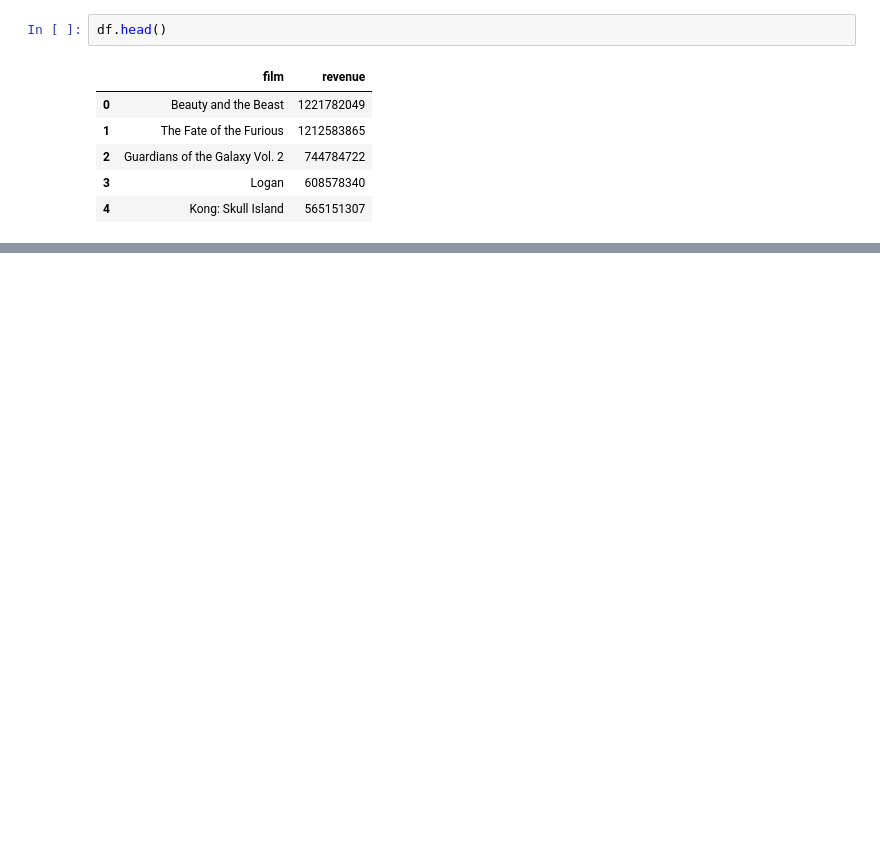
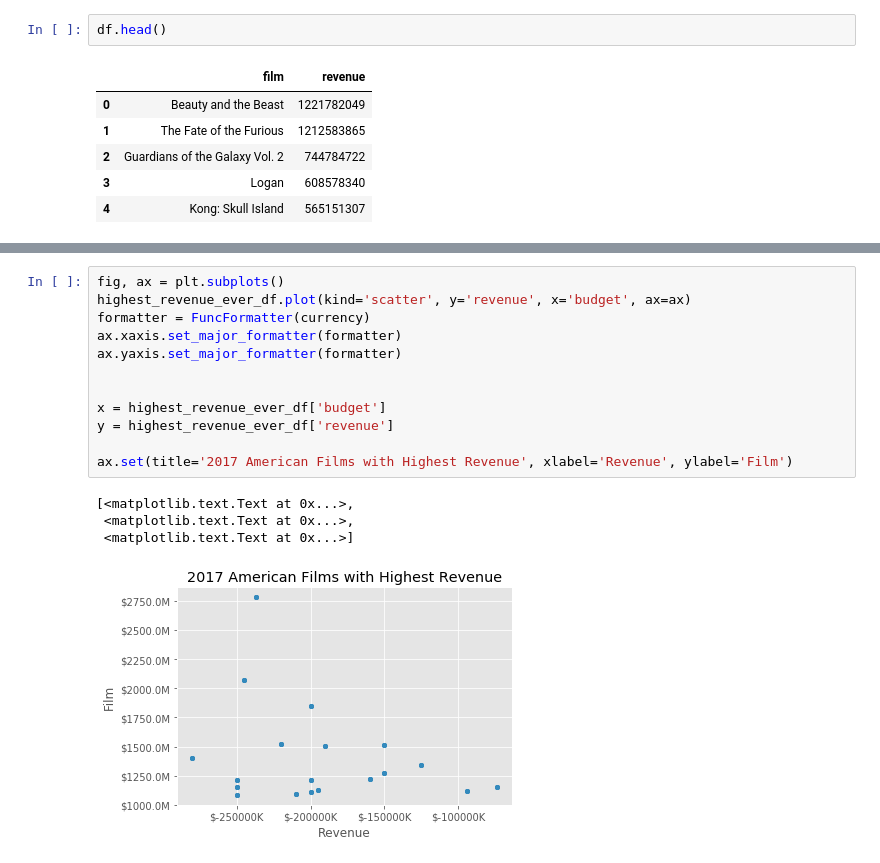
Before and after one commit to M0nica/datalogues-outdated, a Jupyter notebook: content/posts/tmdb-api.ipynb, the cells around one changed output, grey strips where cells are left out. Cells and saved outputs as stored; diff of their text form; blank space fills up the shorter version.

```diff
--- a/content/posts/tmdb-api.ipynb
+++ b/content/posts/tmdb-api.ipynb
@@ -127,0 +137,17 @@ highest_revenue_films
+# %%
+fig, ax = plt.subplots()
+highest_revenue_ever_df.plot(kind='scatter', y='revenue', x='budget', ax=ax)
+formatter = FuncFormatter(currency)
+ax.xaxis.set_major_formatter(formatter)
+ax.yaxis.set_major_formatter(formatter)
+
+
+x = highest_revenue_ever_df['budget']
+y = highest_revenue_ever_df['revenue']
+
+ax.set(title='2017 American Films with Highest Revenue', xlabel='Revenue', ylabel='Film')
+# %% [output]
+[<matplotlib.text.Text at 0x...>,
+ <matplotlib.text.Text at 0x...>,
+ <matplotlib.text.Text at 0x...>]
+[figure, added]
```
Also changed, not shown: parts of 23 cells of this notebook, 29 other files.
